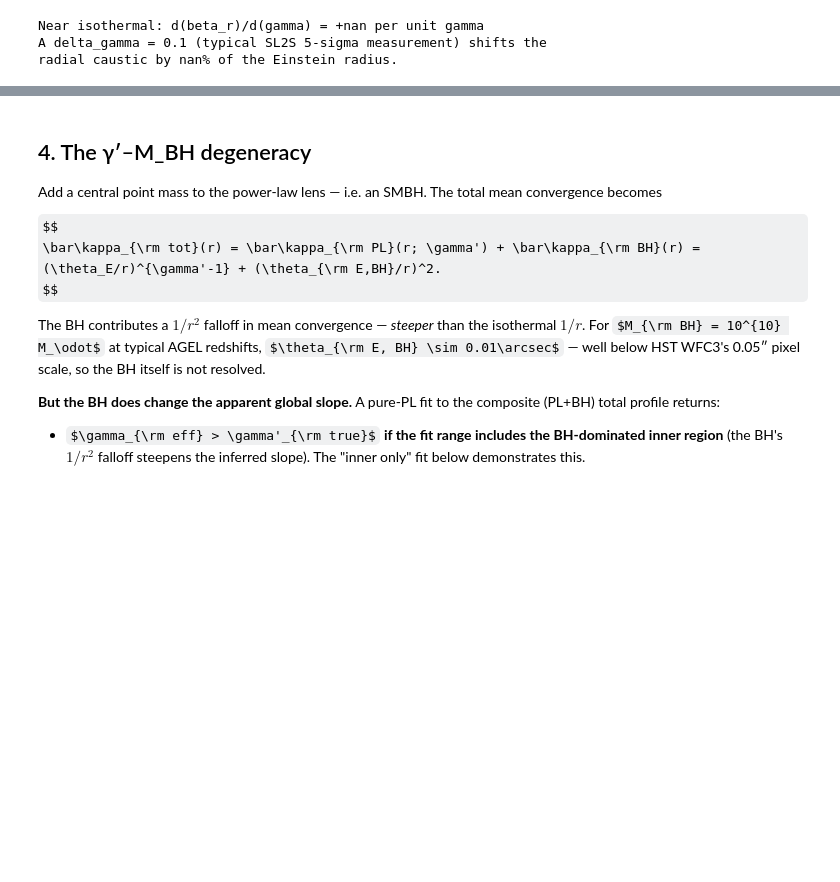
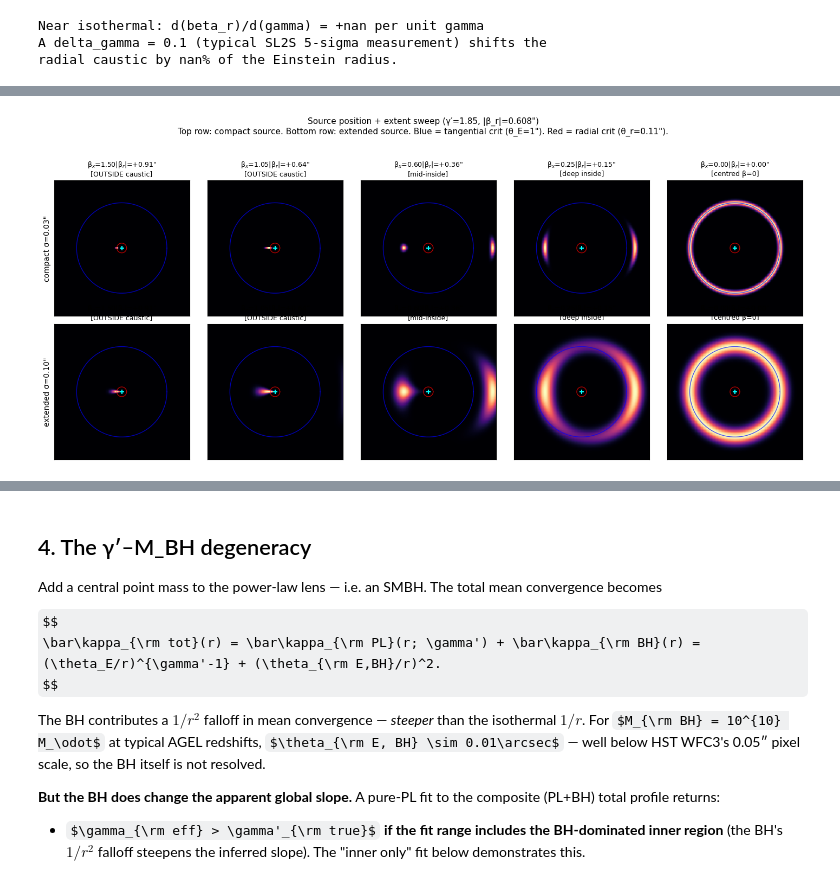
Before and after one commit to rodelcr/Learning_to_Autolens, a Jupyter notebook: Modules/15_Radial_Arcs_Caustic_Topology/15_radial_arcs.ipynb, the cells around one changed output, grey strips where cells are left out. Drawn from its saved outputs; the diff is of its cells as text; code cells hidden in the pictures; some formulas as TeX source; blank space fills up the shorter version.

```diff
--- a/Modules/15_Radial_Arcs_Caustic_Topology/15_radial_arcs.ipynb
+++ b/Modules/15_Radial_Arcs_Caustic_Topology/15_radial_arcs.ipynb
@@ -237,0 +347,71 @@ radial caustic by nan% of the Einstein radius.
+# %%
+# Sweep A: vary source position AND source extent.
+# Fix γ′=1.85 (radial caustic |β_r| ≈ 0.61"). Two source extents: compact (0.03")
+# and extended (0.10"). Five source positions spanning the radial-caustic crossing.
+
+GAMMA_SWEEP = 1.85
+_, r_r_sweep = find_critical_radii(theta_E=1.0, gamma=GAMMA_SWEEP)
+beta_r_sweep = abs(r_r_sweep - alpha_pl(r_r_sweep, 1.0, GAMMA_SWEEP))
+
+# Source positions as fractions of |β_r|: from 1.5× outside down to centred on lens.
+frac_positions = [1.5, 1.05, 0.60, 0.25, 0.0]
+source_extents = [(0.03, 'compact σ=0.03\"'), (0.10, 'extended σ=0.10\"')]
+
+fig, axes = plt.subplots(2, len(frac_positions), figsize=(2.9 * len(frac_positions), 6.6))
+for row, (sigma, label) in enumerate(source_extents):
+    for col, frac in enumerate(frac_positions):
+        beta_x0 = frac * beta_r_sweep
+        edge, image, _ = simulate_radial_arc_image(
+            theta_E=1.0, gamma=GAMMA_SWEEP,
+            beta_x0=beta_x0, beta_y0=0.0, source_sigma=sigma,
+            fov=1.6, npix=220,
+        )
+        ax = axes[row, col]
+        ax.imshow(image, extent=[edge.min(), edge.max(), edge.min(), edge.max()],
+                  origin='lower', cmap='magma', interpolation='nearest')
+        ax.plot(np.cos(theta_circ), np.sin(theta_circ), 'b-', lw=1.0, alpha=0.7)
+        ax.plot(r_r_sweep * np.cos(theta_circ), r_r_sweep * np.sin(theta_circ),
+                'r-', lw=1.0, alpha=0.7)
+        ax.plot(0, 0, '+', color='cyan', markersize=6, mew=1.5)
+        ax.set_xlim(-1.5, 1.5); ax.set_ylim(-1.5, 1.5)
+        ax.set_aspect('equal'); ax.set_xticks([]); ax.set_yticks([])
+        if frac > 1.0:
+            verbal = 'OUTSIDE caustic'
+        elif frac == 1.05:
+            verbal = 'just outside'
+        elif frac >= 0.5:
+            verbal = 'mid-inside'
+        elif frac > 0.0:
+            verbal = 'deep inside'
+        else:
+            verbal = 'centred β=0'
+        ax.set_title(f'β$_x$={frac:.2f}|β$_r$|={frac * beta_r_sweep:+.2f}\"\n[{verbal}]',
+                     fontsize=9)
+        if col == 0:
+            ax.set_ylabel(label, fontsize=10)
+
+fig.suptitle(f'Source position + extent sweep (γ′={GAMMA_SWEEP}, |β_r|={beta_r_sweep:.3f}\")\n'
+             f'Top row: compact source. Bottom row: extended source. '
+             f'Blue = tangential crit (θ_E=1\"). Red = radial crit (θ_r={r_r_sweep:.2f}\").',
+             fontsize=11)
+plt.tight_layout(rect=[0, 0, 1, 0.93]); plt.show()
+
+print('Observations across columns (source moving INSIDE the radial caustic):')
+print(f'  • β=1.50|β_r| (outside): TWO tangential images at ±θ_E. No radial arc.')
+print(f'    The source has not crossed the radial caustic.')
+print(f'  • β=1.05|β_r| (just outside): tangential pair still — radial arc forming')
+print(f'    as the source approaches the caustic, but no extra images yet.')
+print(f'  • β=0.60|β_r| (mid-inside): three images visible — tangential pair PLUS')
+print(f'    a compact RADIAL arc near the lens centre at r≈r_r.')
+print(f'  • β=0.25|β_r| (deep inside): radial arc is now elongated and brighter;')
+print(f'    its position shifts toward the lens centre as the source moves on-axis.')
+print(f'  • β=0 (centred): perfect EINSTEIN RING at θ_E + central image at lens')
+print(f'    centre (axisymmetric configuration; rare on real sky).')
+print()
+print('Compact vs extended source rows:')
+print('  • Compact: arcs are needle-thin; precisely localised images.')
+print('  • Extended: arcs blend into wider patches; the radial arc becomes a')
+print('    stretched plateau rather than a pinpoint. Real radial-arc detections')
+print('    REQUIRE source half-light ≳ 1 PSF (~0.05\" HST F814W).')
+# %% [output]
+[figure, added]
```
Also changed, not shown: parts of 5 cells of this notebook.
